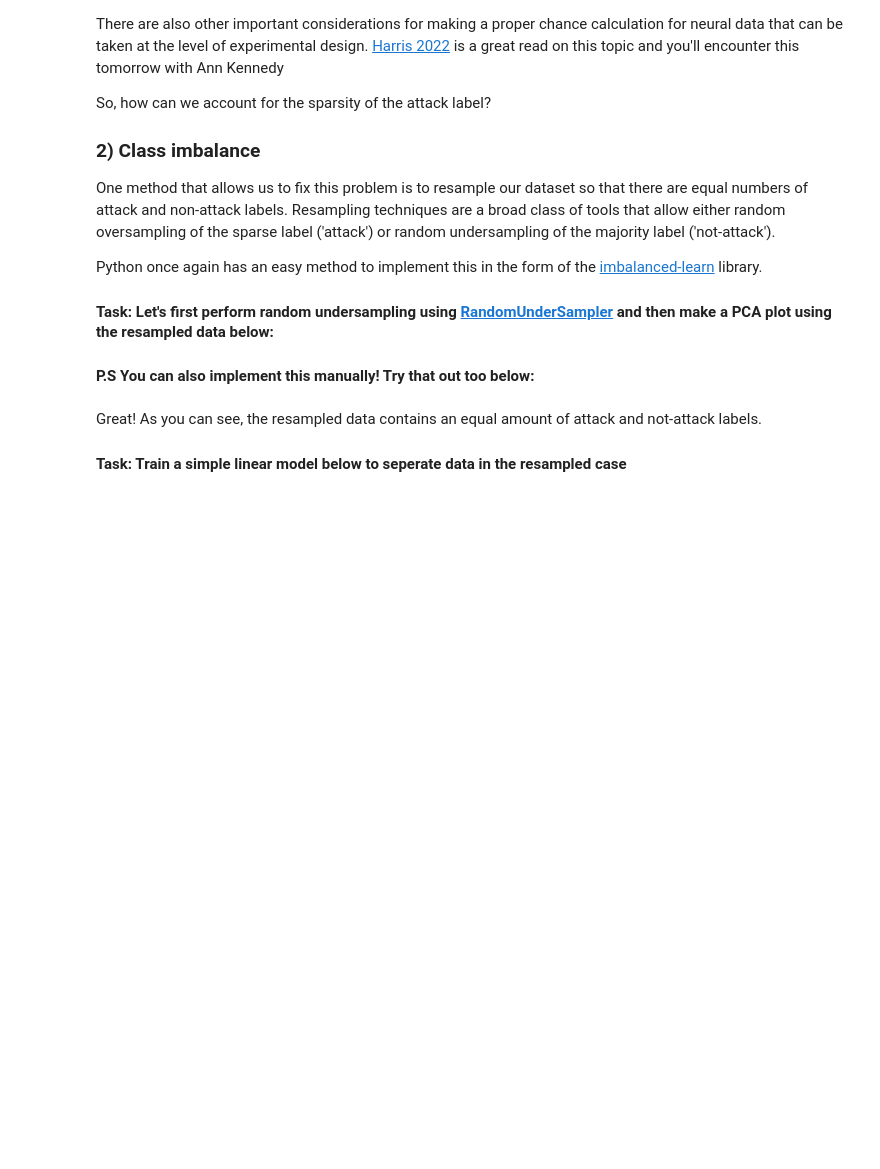
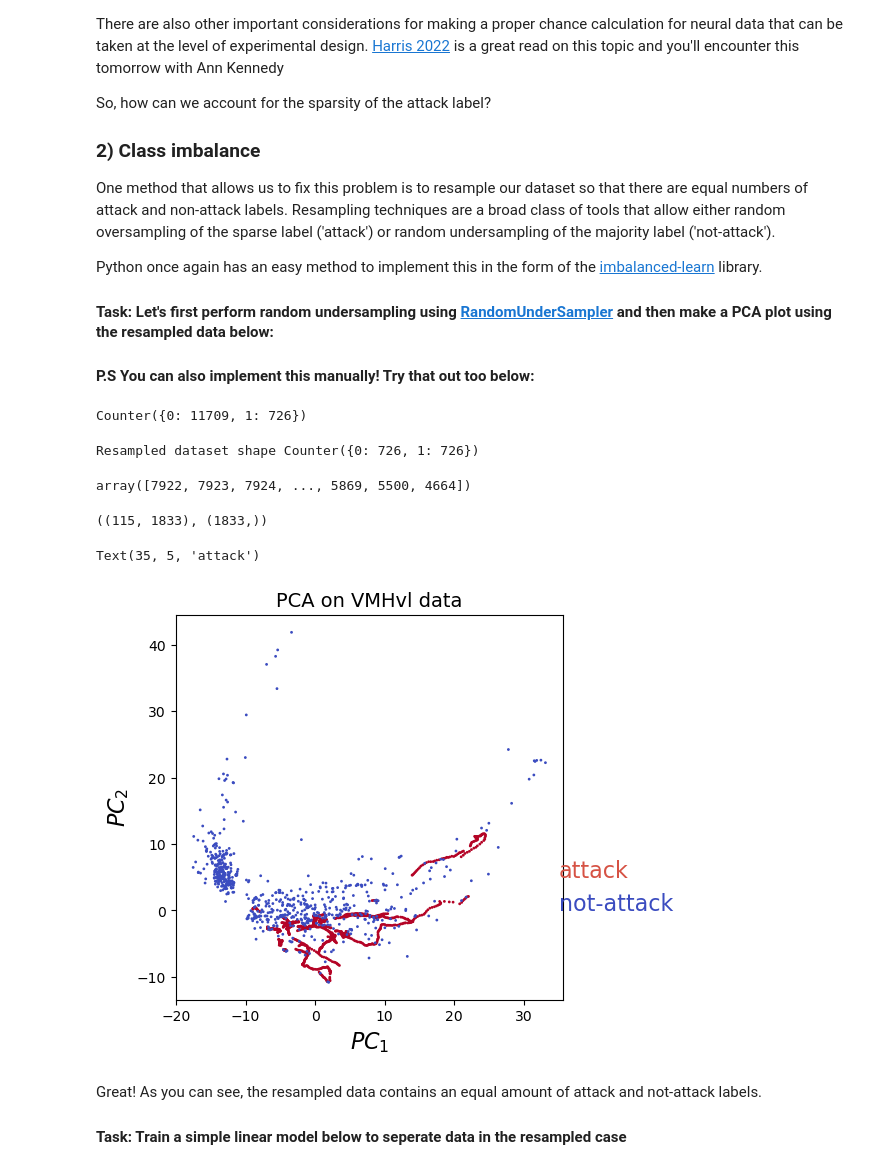
Before and after one commit to GccX11/caltech-neuro, a Jupyter notebook: 07_05_22_day1_overview/code/diy_notebooks/dataset_engineering.ipynb, the cells around one changed output. Saved outputs shown, nothing was run; the diff lists cells and outputs as text; code cells hidden in the pictures; blank space fills up the shorter version.

```diff
--- a/07_05_22_day1_overview/code/diy_notebooks/dataset_engineering.ipynb
+++ b/07_05_22_day1_overview/code/diy_notebooks/dataset_engineering.ipynb
@@ -73,5 +134,16 @@ Python once again has an easy method to implement this in the form of the [imbal
 #### Task: Let's first perform random undersampling using [RandomUnderSampler](https://imbalanced-learn.org/stable/references/generated/imblearn.under_sampling.RandomUnderSampler.html) and then make a PCA plot using the resampled data below:
 
 #### P.S You can also implement this manually! Try that out too below:
+# %%
+from collections import Counter
+Counter(y_train[:,0])
+# %% [output]
+Counter({0: 11709, 1: 726})
 # %%
 # Enter code here using imbalance-learn:
+rus = RandomUnderSampler(random_state=42)
+
+X_res, y_res = rus.fit_resample(X_train, y_train)
+print('Resampled dataset shape %s' % Counter(y_res))
+# %% [output]
+Resampled dataset shape Counter({0: 726, 1: 726})
@@ -80,3 +150,41 @@ Python once again has an easy method to implement this in the form of the [imbal
+# %%
+# Enter code for manual implementation here:
+# sample k equal numbers of elements from each class (k=726)
+attackidxs = np.where(attack[0,:] == 1)[0]
+noattackidxs = np.where(attack[0,:] == 0)[0]
+
+noattackidxs_subsampled = np.random.choice(noattackidxs, 726, replace=False)
+# %%
+balanced_indices = np.concatenate([attackidxs, noattackidxs_subsampled])
+balanced_indices
+# %% [output]
+array([7922, 7923, 7924, ..., 5869, 5500, 4664])
+# %%
+robs_subsample = robs[:,balanced_indices]
+attack_subsample = attack[0,balanced_indices]
+robs_subsample.shape, attack_subsample.shape
+# %% [output]
+((115, 1833), (1833,))
+# %%
+# perform PCA
+pca_neural = PCA(n_components=2)
+neural_pcs = pca_neural.fit_transform(robs_subsample.T)
+
+# plot PCA, colored by intruder sex
+fig = plt.figure(figsize=[5,5])
+ax = fig.add_subplot(111)
+cmap = matplotlib.cm.get_cmap('coolwarm')
+
+# neural_pcs.shape
+ax.scatter(neural_pcs[:,0],neural_pcs[:,1], c = attack_subsample, s = 1,cmap=cmap)
+ax.set_title('PCA on VMHvl data',fontsize = 14)
+ax.set_xlabel('$PC_1$',fontsize=16)
+ax.set_ylabel('$PC_2$',fontsize=16)
+ax.text(35,0,'not-attack',color = cmap(0.0),fontsize=16)
+ax.text(35,5,'attack',color = cmap(0.9),fontsize=16)
+# %% [output]
+Text(35, 5, 'attack')
+[figure, added]
 # %% [markdown]
 Great! As you can see, the resampled data contains an equal amount of attack and not-attack labels.
 
```
Also changed, not shown: parts of 29 cells of this notebook, 1 other file.
